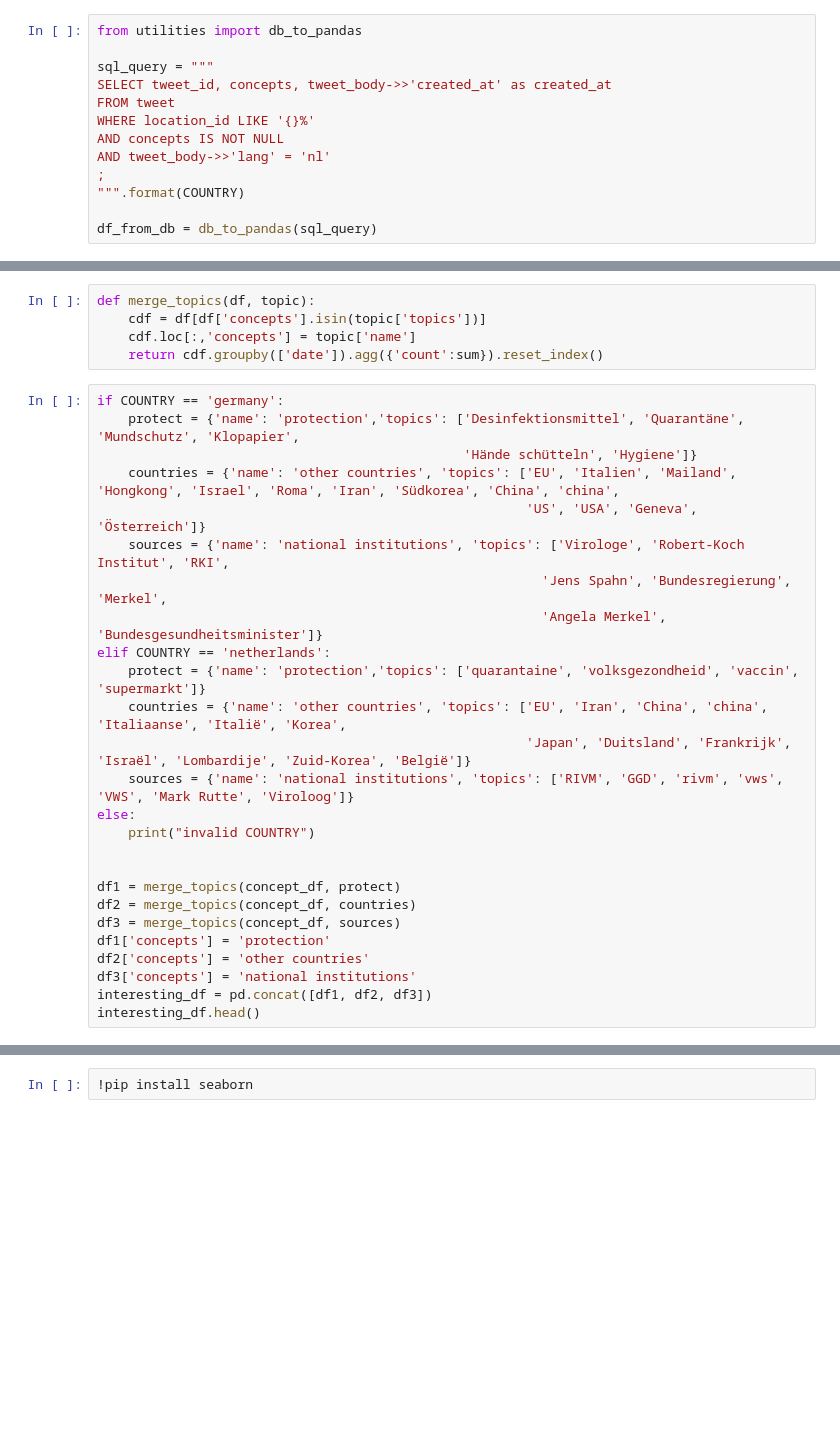
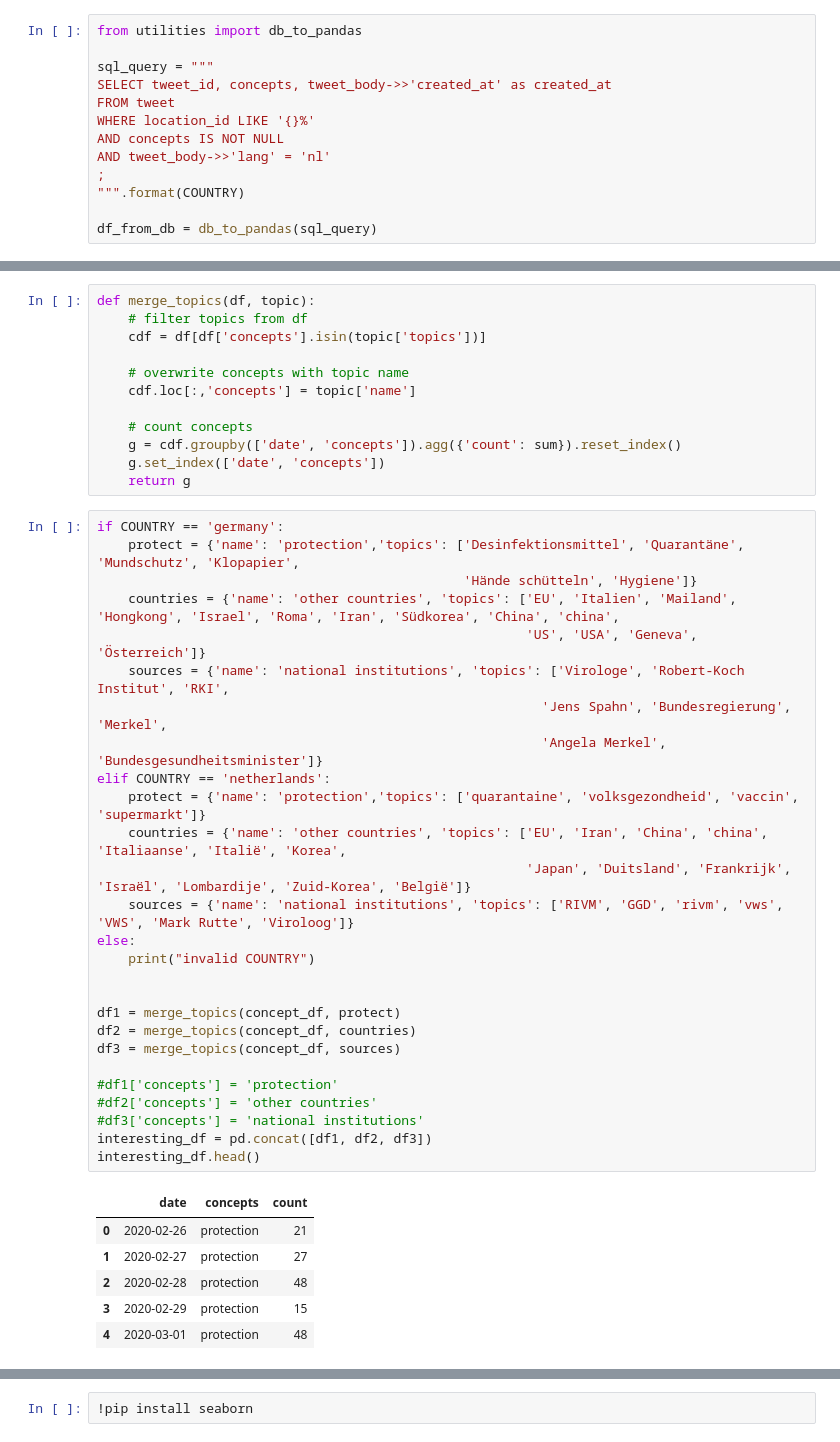
Before and after one commit to davidhuser/TwitterCovid19-analysis, a Jupyter notebook: Concepts over time.ipynb, the cells around one changed output, grey strips where cells are left out. Cells and saved outputs as stored; diff of their text form; blank space fills up the shorter version.

```diff
--- a/Concepts over time.ipynb
+++ b/Concepts over time.ipynb
@@ -44,34 +121,49 @@ relevant_top.groupby(['concepts']).agg({'count':sum}).sort_values(['count'], asc
 # %%
 def merge_topics(df, topic):
+    # filter topics from df
     cdf = df[df['concepts'].isin(topic['topics'])]
+
+    # overwrite concepts with topic name
     cdf.loc[:,'concepts'] = topic['name']
-    return cdf.groupby(['date']).agg({'count':sum}).reset_index()
+
+    # count concepts
+    g = cdf.groupby(['date', 'concepts']).agg({'count': sum}).reset_index()
+    g.set_index(['date', 'concepts'])
+    return g
 # %%
 if COUNTRY == 'germany':
     protect = {'name': 'protection','topics': ['Desinfektionsmittel', 'Quarantäne', 'Mundschutz', 'Klopapier',
                                                'Hände schütteln', 'Hygiene']}
     countries = {'name': 'other countries', 'topics': ['EU', 'Italien', 'Mailand', 'Hongkong', 'Israel', 'Roma', 'Iran', 'Südkorea', 'China', 'china',
                                                        'US', 'USA', 'Geneva', 'Österreich']}
     sources = {'name': 'national institutions', 'topics': ['Virologe', 'Robert-Koch Institut', 'RKI',
                                                          'Jens Spahn', 'Bundesregierung', 'Merkel',
                                                          'Angela Merkel', 'Bundesgesundheitsminister']}
 elif COUNTRY == 'netherlands':
     protect = {'name': 'protection','topics': ['quarantaine', 'volksgezondheid', 'vaccin', 'supermarkt']}
     countries = {'name': 'other countries', 'topics': ['EU', 'Iran', 'China', 'china', 'Italiaanse', 'Italië', 'Korea',
                                                        'Japan', 'Duitsland', 'Frankrijk', 'Israël', 'Lombardije', 'Zuid-Korea', 'België']}
     sources = {'name': 'national institutions', 'topics': ['RIVM', 'GGD', 'rivm', 'vws', 'VWS', 'Mark Rutte', 'Viroloog']}
 else:
     print("invalid COUNTRY")
 
 
 df1 = merge_topics(concept_df, protect)
 df2 = merge_topics(concept_df, countries)
 df3 = merge_topics(concept_df, sources)
-df1['concepts'] = 'protection'
-df2['concepts'] = 'other countries'
-df3['concepts'] = 'national institutions'
+
+#df1['concepts'] = 'protection'
+#df2['concepts'] = 'other countries'
+#df3['concepts'] = 'national institutions'
 interesting_df = pd.concat([df1, df2, df3])
 interesting_df.head()
+# %% [output]
+|  | date | concepts | count |
+| 0 | 2020-02-26 | protection | 21 |
+| 1 | 2020-02-27 | protection | 27 |
+| 2 | 2020-02-28 | protection | 48 |
+| 3 | 2020-02-29 | protection | 15 |
+| 4 | 2020-03-01 | protection | 48 |
 # %%
 sql_query = """
 SELECT tweet_body->>'created_at' as created_at
```
Also changed, not shown: parts of 9 cells of this notebook.
